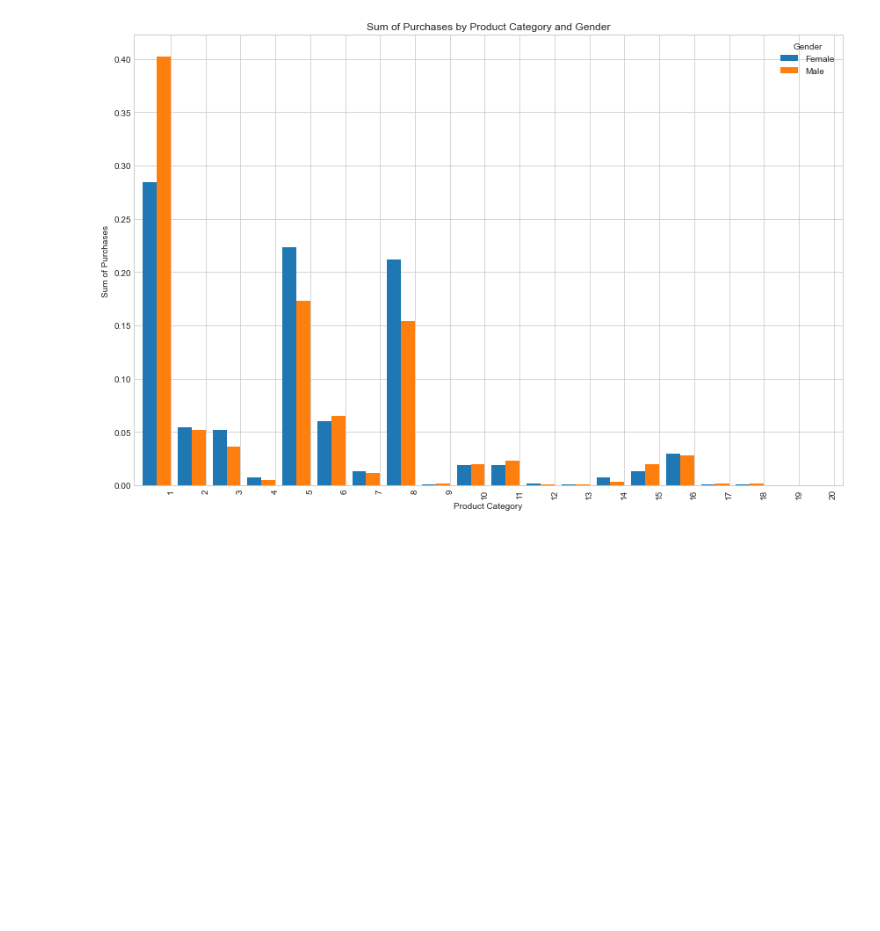
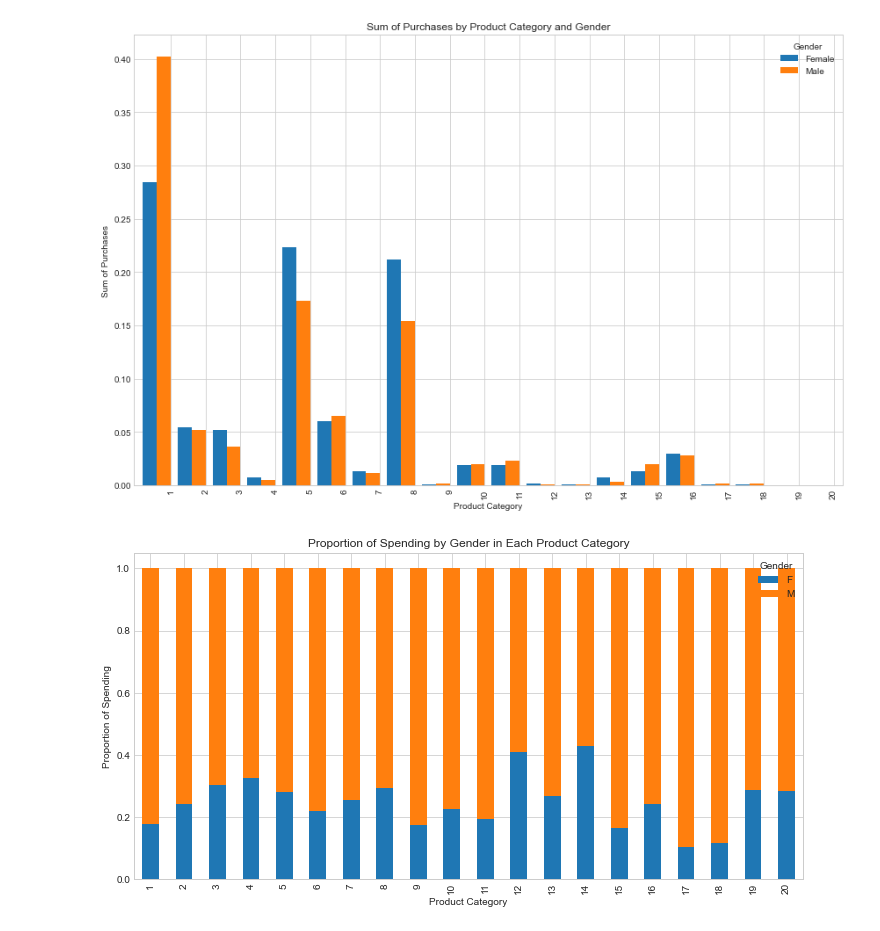
Before and after one commit to Green-Kiwie/Extreme-Couponers-Walmart-Black-Friday, a Jupyter notebook: joe-explore.ipynb, the cells around one changed output. Drawn from its saved outputs; the diff is of its cells as text; code cells hidden in the pictures; blank space fills up the shorter version.

```diff
--- a/joe-explore.ipynb
+++ b/joe-explore.ipynb
@@ -280,3 +301,19 @@ plt.tight_layout()
 plt.show()
 # %% [output]
 [figure]
+# %%
+df_grouped = df.groupby(['product_category', 'gender'])['purchase'].sum().unstack()
+
+# Normalize spending within each product category
+df_normalized = df_grouped.div(df_grouped.sum(axis=1), axis=0)
+
+# Plot the normalized spending
+df_normalized.plot(kind='bar', figsize=(12, 6), stacked=True)
+plt.title("Proportion of Spending by Gender in Each Product Category")
+plt.xlabel("Product Category")
+plt.ylabel("Proportion of Spending")
+plt.xticks(rotation=90)
+plt.legend(title="Gender")
+plt.show()
+# %% [output]
+[figure, added]
```
Also changed, not shown: parts of 13 cells of this notebook.
